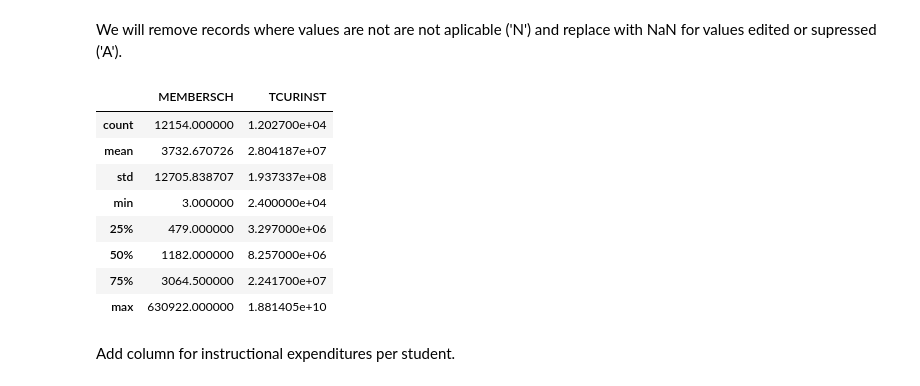
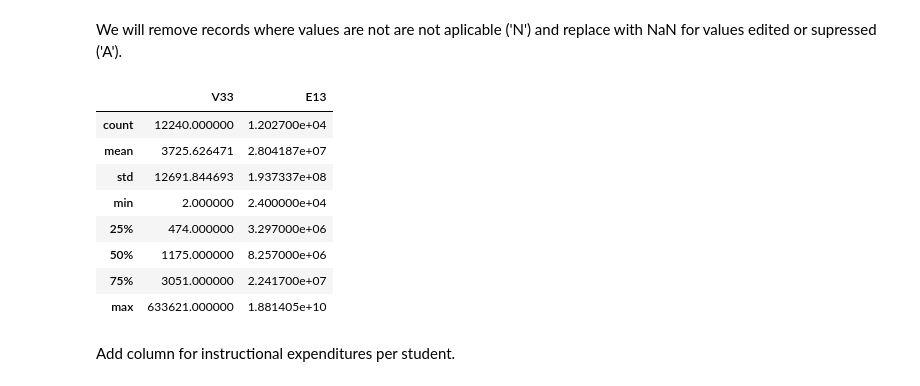
Before and after one commit to JLichwa80/education, a Jupyter notebook: code/Education_DATA_Preparation.ipynb, the cells around one changed output. Drawn from its saved outputs; the diff is of its cells as text; code cells hidden in the pictures.

```diff
--- a/code/Education_DATA_Preparation.ipynb
+++ b/code/Education_DATA_Preparation.ipynb
@@ -307,21 +307,21 @@ Name: count, dtype: int64
 # %% [markdown]
 We will remove records where values are not are not aplicable ('N') and replace with NaN for values edited or supressed ('A').
 # %%
-school_finance = school_finance[~school_finance['FL_MEMBERSCH'].isin(['N']) & ~school_finance['FL_E13'].isin(['N'])]
-school_finance.loc[school_finance['FL_MEMBERSCH'] == 'A', 'MEMBERSCH'] = np.nan
-school_finance.loc[school_finance['FL_E13'] == 'A', 'TCURINST'] = np.nan
+school_finance.loc[school_finance['FL_V33'] == 'A', 'V33'] = np.nan
+school_finance.loc[school_finance['FL_E13'] == 'A', 'E13'] = np.nan
 
-school_finance[['MEMBERSCH', 'TCURINST']].describe()
+
+school_finance[['V33', 'E13']].describe()
 # %% [output]
-|  | MEMBERSCH | TCURINST |
-| count | 12154.000000 | 1.202700e+04 |
-| mean | 3732.670726 | 2.804187e+07 |
-| std | 12705.838707 | 1.937337e+08 |
-| min | 3.000000 | 2.400000e+04 |
-| 25% | 479.000000 | 3.297000e+06 |
-| 50% | 1182.000000 | 8.257000e+06 |
-| 75% | 3064.500000 | 2.241700e+07 |
-| max | 630922.000000 | 1.881405e+10 |
+|  | V33 | E13 |
+| count | 12240.000000 | 1.202700e+04 |
+| mean | 3725.626471 | 2.804187e+07 |
+| std | 12691.844693 | 1.937337e+08 |
+| min | 2.000000 | 2.400000e+04 |
+| 25% | 474.000000 | 3.297000e+06 |
+| 50% | 1175.000000 | 8.257000e+06 |
+| 75% | 3051.000000 | 2.241700e+07 |
+| max | 633621.000000 | 1.881405e+10 |
 # %% [markdown]
 Add column for instructional expenditures per student.
 # %%
```
Also changed, not shown: parts of 9 cells of this notebook, 2 other files.
